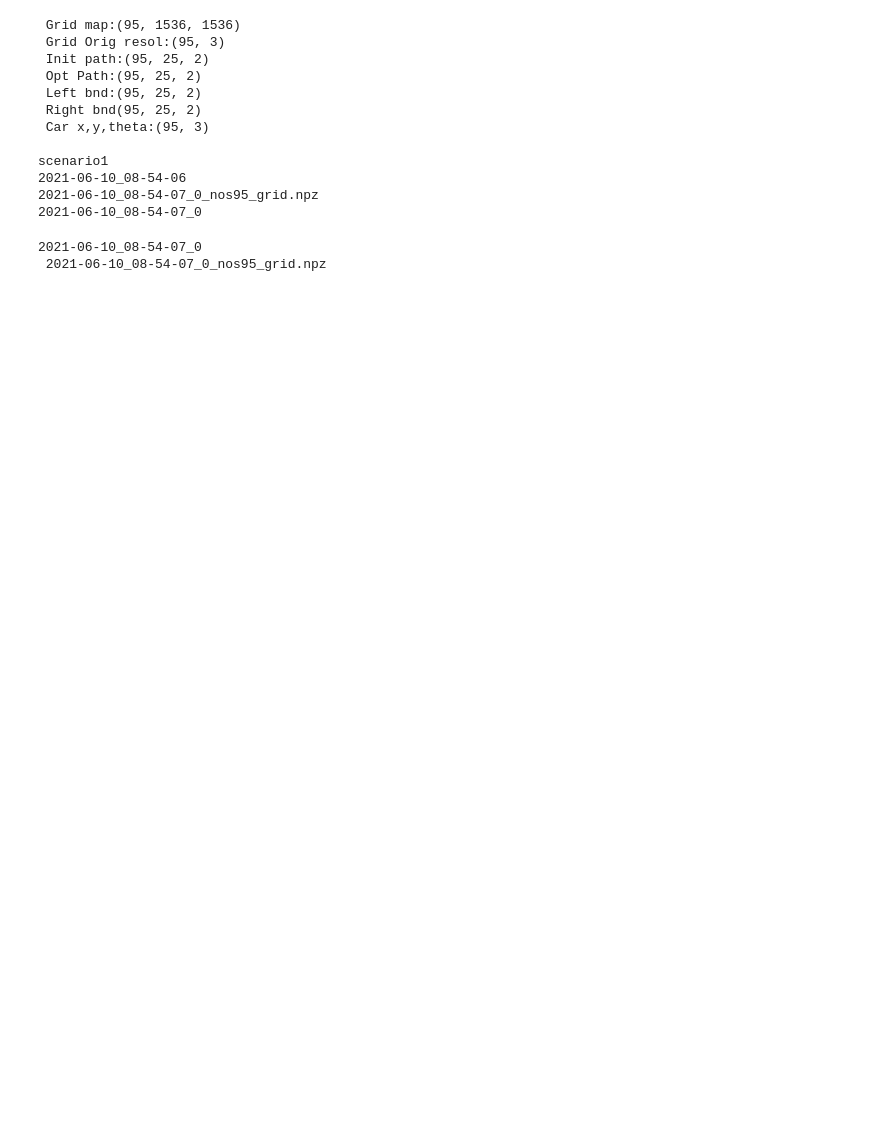
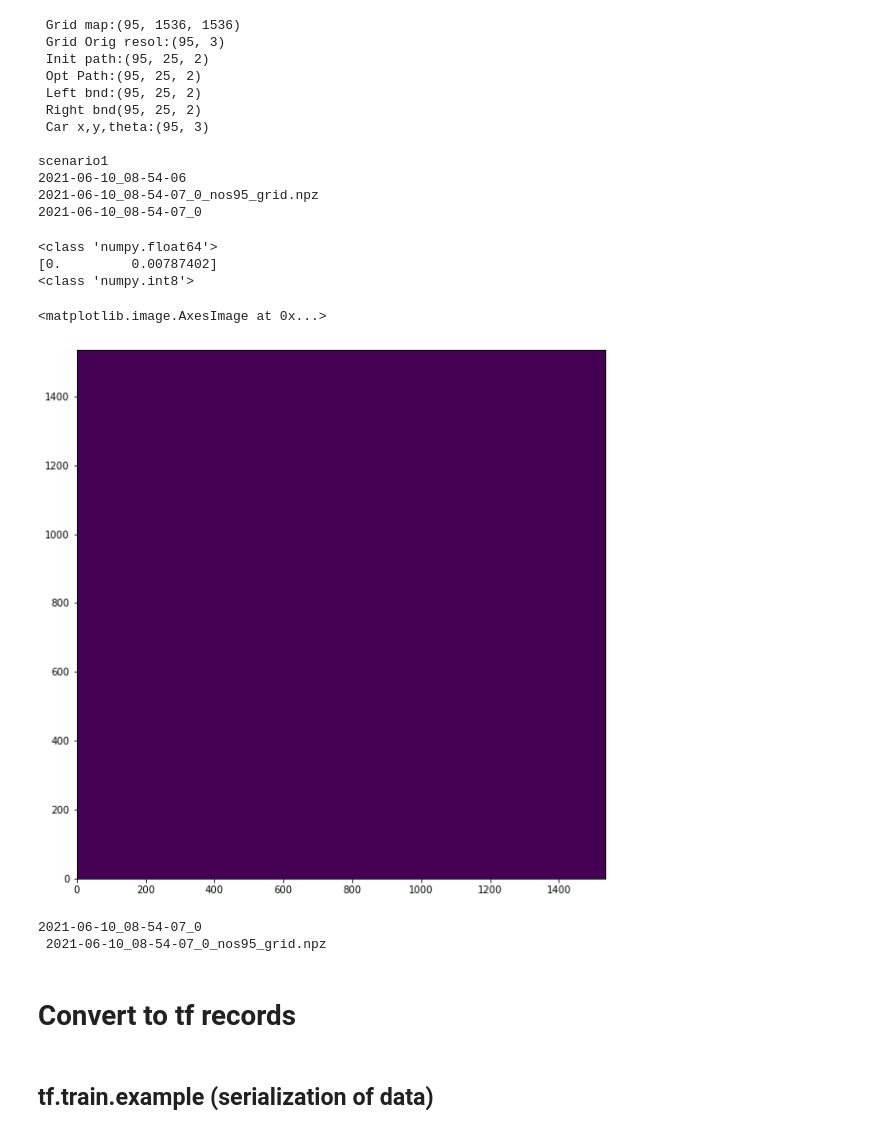
Before and after one commit to saitejamalyala/rosbag2numpy, a Jupyter notebook: iter_create_np_fromrbag/npz_2_tfrec_process.ipynb, the cells around one changed output. Cells and saved outputs as stored; diff of their text form; code cells hidden in the pictures; blank space fills up the shorter version.

```diff
--- a/iter_create_np_fromrbag/npz_2_tfrec_process.ipynb
+++ b/iter_create_np_fromrbag/npz_2_tfrec_process.ipynb
@@ -11,7 +12,9 @@ print(tf.__version__)
 # %%
 #root_path = r'D:\sd_dynObj'
 file_pattern = '*_grid.npz'
-root_path = r'D:\npz_files'
+source_path = r'D:\npz_files'
+
+tfrec_tgt_path = r'D:\tf_records'
 _MAX_LENGTH =25
 
 # function to get files of same pattern
@@ -24,8 +27,8 @@ def get_all_bag_paths(root:str,pattern:str)->List[str]:
 
     return sorted(list_file_paths)
 # %%
-all_grid_paths = get_all_bag_paths(root_path,pattern=file_pattern)
-all_init_paths = get_all_bag_paths(root_path,pattern="*_init_path.npz")
-all_opt_paths = get_all_bag_paths(root_path,pattern="*_opt_path.npz")
-all_lr_bnd_paths = get_all_bag_paths(root_path,pattern="*_lr_bnd.npz")
-all_odo_paths = get_all_bag_paths(root_path,pattern="*_odo.npz")
+all_grid_paths = get_all_bag_paths(source_path,pattern=file_pattern)
+all_init_paths = get_all_bag_paths(source_path,pattern="*_init_path.npz")
+all_opt_paths = get_all_bag_paths(source_path,pattern="*_opt_path.npz")
+all_lr_bnd_paths = get_all_bag_paths(source_path,pattern="*_lr_bnd.npz")
+all_odo_paths = get_all_bag_paths(source_path,pattern="*_odo.npz")
@@ -71,18 +62,26 @@ file_idx = 0
 
 # Grid map== grid origin(samples==x==y)== grid resolution
 in_grid_map = load_npz_data((all_grid_paths[file_idx]),"grid_data")
+in_grid_map = (in_grid_map/127).astype(np.int8)
+
 in_grid_org_res = load_npz_data((all_grid_paths[file_idx]),"grid_org_res")
+in_grid_org_res = in_grid_org_res.astype(np.float32)
 
 #Load paths(initial and optimal) and boundaries(left and right)
 in_init_path = load_npz_data((all_init_paths[file_idx]),"init_path")
+in_init_path = in_init_path.astype(np.float32)
 
 out_opt_path = load_npz_data((all_opt_paths[file_idx]),"opt_path")
+out_opt_path = out_opt_path.astype(np.float32)
 
 in_left_bnd = load_npz_data((all_lr_bnd_paths[file_idx]),"left_bnd")
+in_left_bnd = in_left_bnd.astype(np.float32)
 in_right_bnd = load_npz_data((all_lr_bnd_paths[file_idx]),"right_bnd")
+in_right_bnd = in_right_bnd.astype(np.float32)
 
 #Car odometry
 in_car_odo = load_npz_data((all_odo_paths[file_idx]),"odo_data")
+in_car_odo = in_car_odo.astype(np.float32)
 
 try:
     assert (
@@ -118,6 +117,20 @@ scenario1
 2021-06-10_08-54-06
 2021-06-10_08-54-07_0_nos95_grid.npz
 2021-06-10_08-54-07_0
+# %%
+print(type(((in_grid_map[0,0,0]/127))))
+print(np.unique(in_grid_map[0]/127))
+plt.figure(figsize=(10,10))
+
+integer_grid_map  = (in_grid_map/127).astype(np.int8)
+print(type(integer_grid_map[0,0,0]))
+plt.imshow(integer_grid_map[0],origin='lower')
+# %% [output]
+<class 'numpy.float64'>
+[0.         0.00787402]
+<class 'numpy.int8'>
+<matplotlib.image.AxesImage at 0x...>
+[figure, added]
 # %%
 import re
 scene_name = all_grid_paths[file_idx].split("\\")[-3]
@@ -128,3 +141,7 @@ print(f"{file_prefix}\n {file_name}")
 # %% [output]
 2021-06-10_08-54-07_0
  2021-06-10_08-54-07_0_nos95_grid.npz
+# %% [markdown]
+# Convert to tf records
+# %% [markdown]
+## tf.train.example (serialization of data)
```
Also changed, not shown: parts of 14 cells of this notebook, 2 other files.
